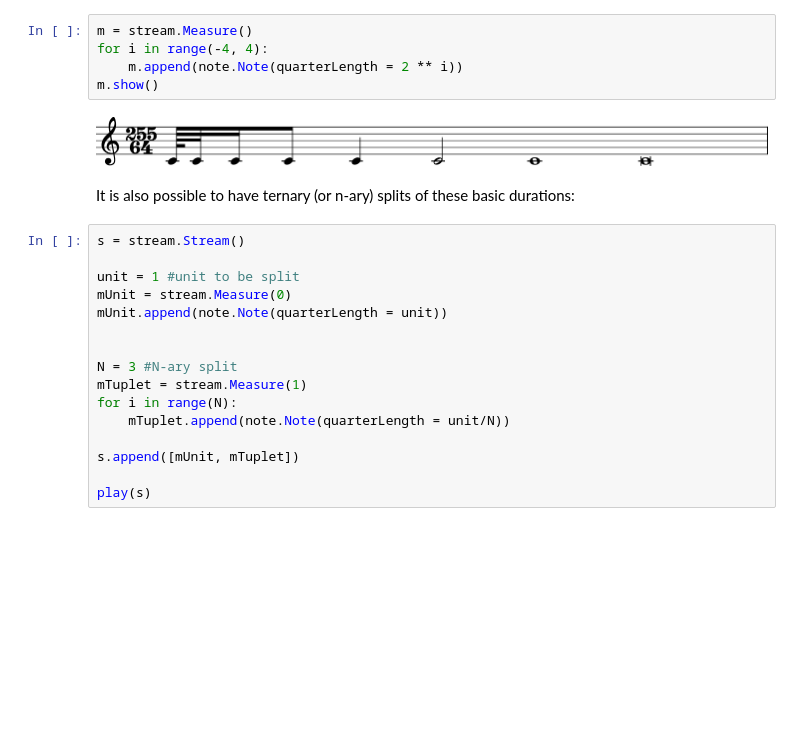
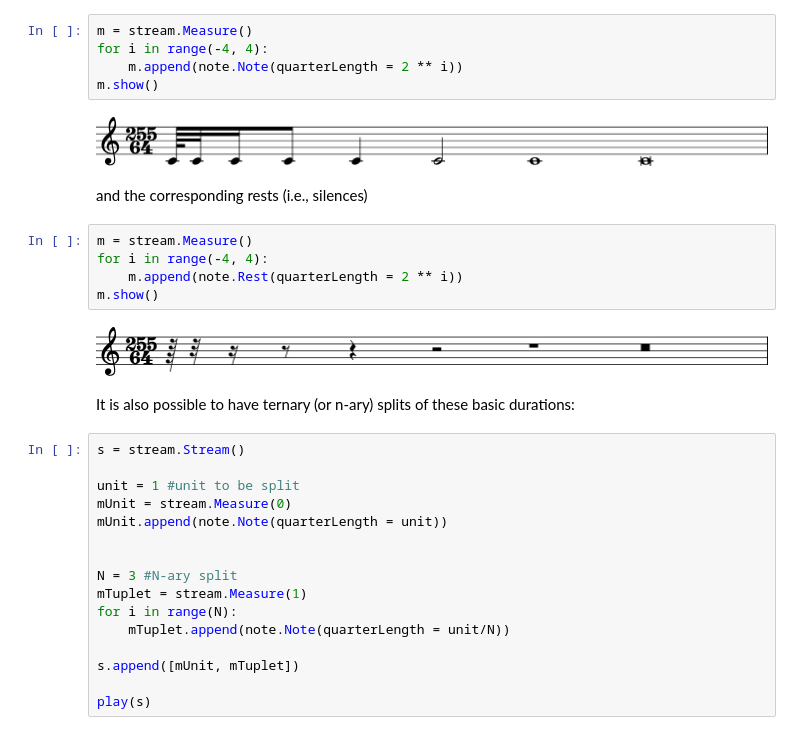
Before and after one commit to GabrieleCecchetti/AlgCompPrep, a Jupyter notebook: AlgComp2021_N1_Intro.ipynb, the cells around one changed output. Saved outputs shown, nothing was run; the diff lists cells and outputs as text; blank space fills up the shorter version.

```diff
--- a/AlgComp2021_N1_Intro.ipynb
+++ b/AlgComp2021_N1_Intro.ipynb
@@ -243,6 +243,15 @@ for i in range(-4, 4):
 m.show()
 # %% [output]
 [figure]
+# %% [markdown]
+and the corresponding rests (i.e., silences)
+# %%
+m = stream.Measure()
+for i in range(-4, 4):
+    m.append(note.Rest(quarterLength = 2 ** i))
+m.show()
+# %% [output]
+[figure, added]
 # %% [markdown]
 It is also possible to have ternary (or n-ary) splits of these basic durations:
 # %%
```
Also changed, not shown: parts of 1 cell of this notebook.
